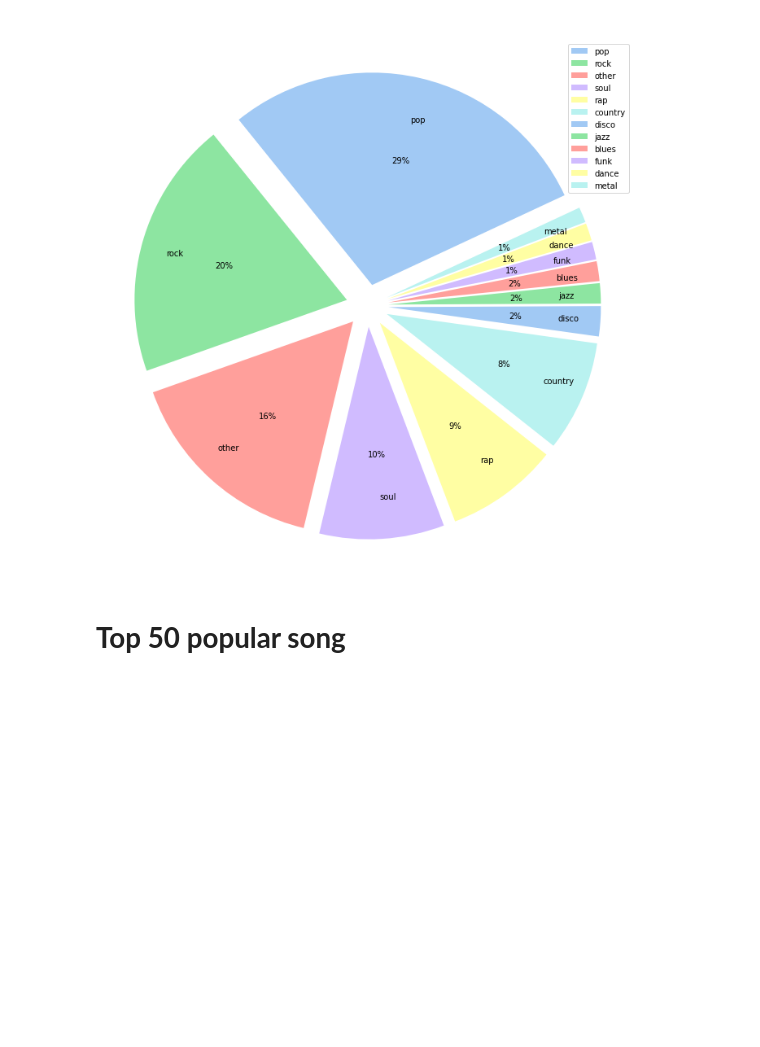
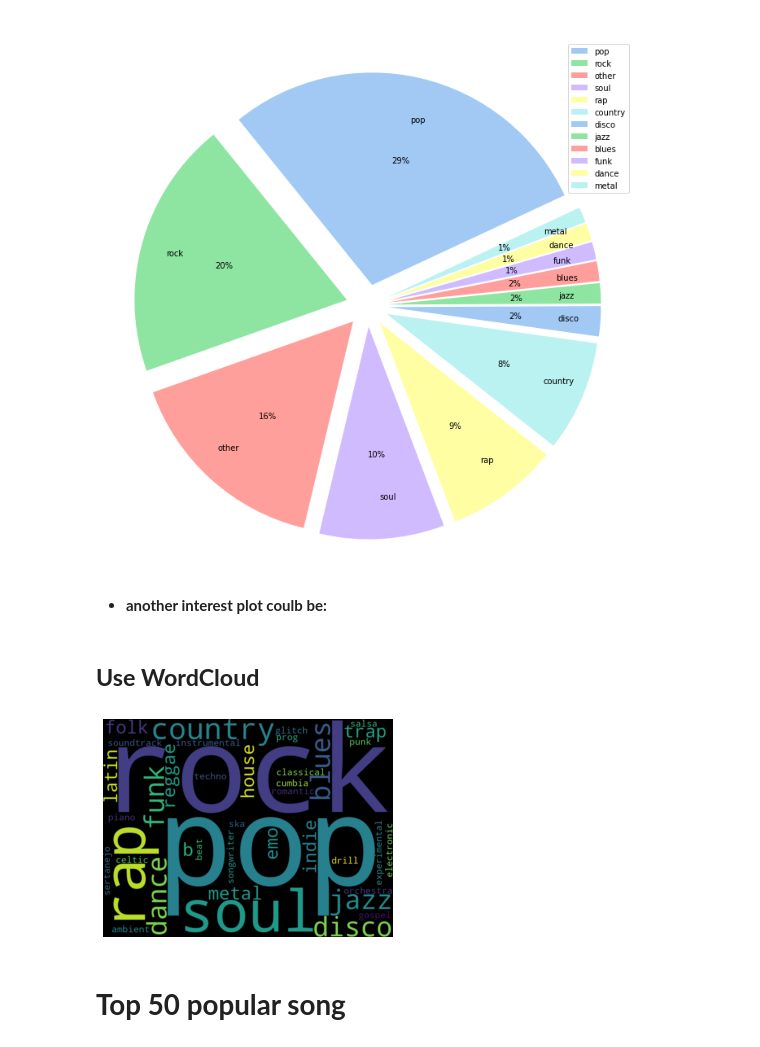
Before and after one commit to alelovo/Project_programming, a Jupyter notebook: project.ipynb, the cells around one changed output. Saved outputs shown, nothing was run; the diff lists cells and outputs as text; code cells hidden in the pictures; blank space fills up the shorter version.

Commit message:
Some interest graph: wordcloud,rel bet gen/popu

```diff
--- a/project.ipynb
+++ b/project.ipynb
@@ -416,6 +437,27 @@ plt.legend()
 plt.show()
 # %% [output]
 [figure]
+# %% [markdown]
+* **another interest plot coulb be:**
+# %% [markdown]
+## **Use WordCloud**
+# %%
+#print(type(billboard_df.maingenere.value_counts()))
+genere_distribution=billboard_df.maingenere.value_counts()
+# %%
+genere_distribution_no_col_maingenere=genere_distribution.to_string(header=False)
+# %%
+color=sb.color_palette('pastel6')
+genere_importance = WordCloud(width=800, height=600, margin=0).generate(str(genere_distribution_no_col_maingenere))
+# Display the generated image:
+plt.imshow(genere_importance, interpolation='bilinear')
+plt.axis("off")
+#plt.title('Most popular genere',size=22)
+plt.show()
+
+# capire come togliere maingenere
+# %% [output]
+[figure, added]
 # %% [markdown]
 # **Top 50 popular song**
 # %%
```
Also changed, not shown: parts of 9 cells of this notebook.
